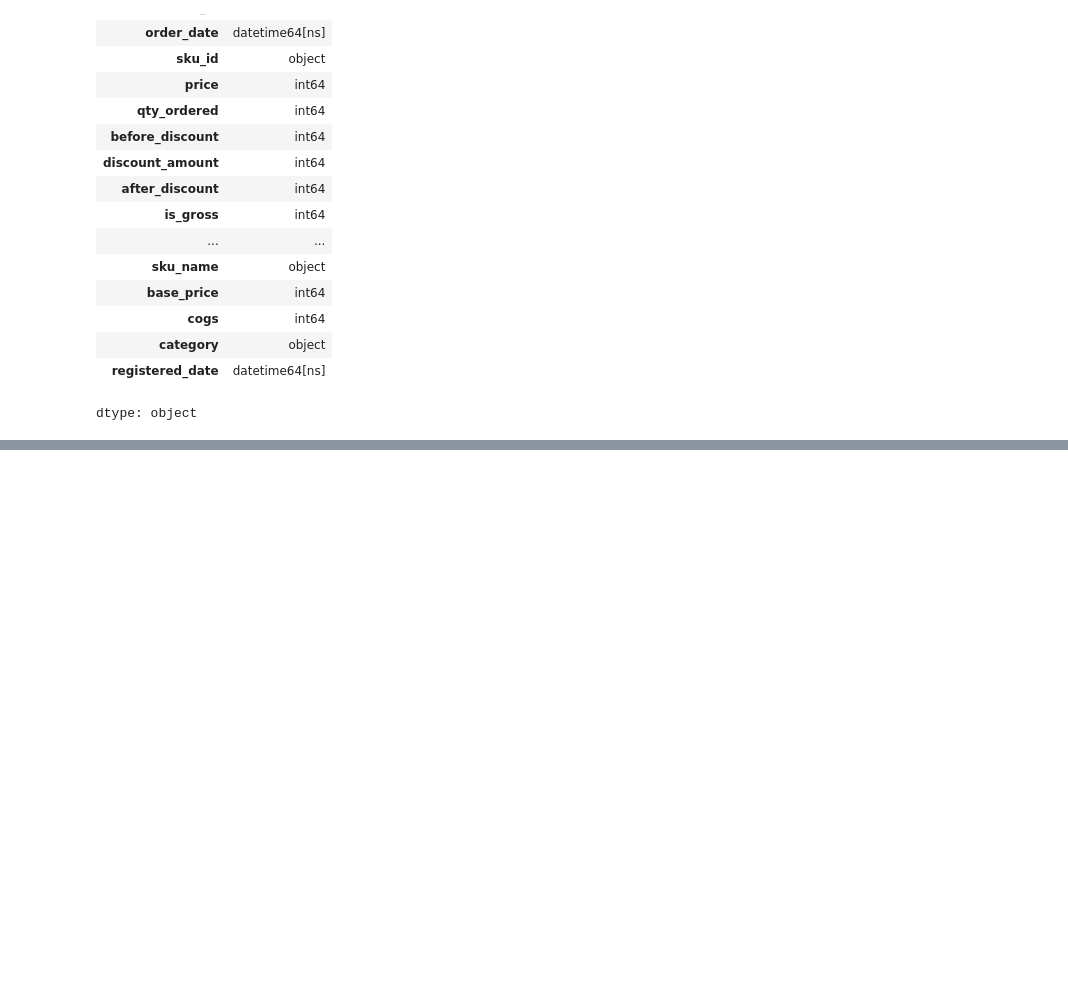
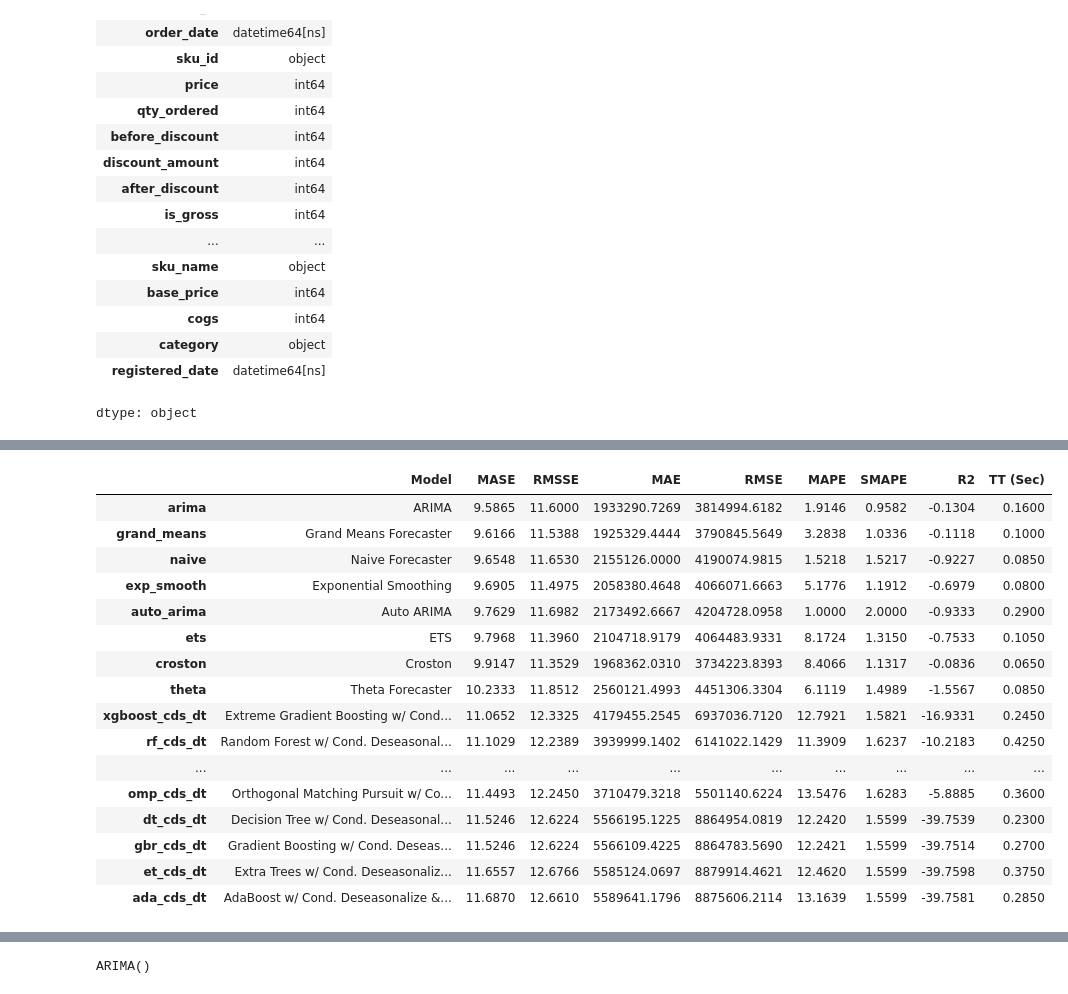
Before and after one commit to adityapbx/PBL, a Jupyter notebook: PBL_LIMBAD_WOTA.ipynb, the cells around one changed output, grey strips where cells are left out. Saved outputs shown, nothing was run; the diff lists cells and outputs as text; code cells hidden in the pictures; blank space fills up the shorter version.

```diff
--- a/PBL_LIMBAD_WOTA.ipynb
+++ b/PBL_LIMBAD_WOTA.ipynb
@@ -166,0 +325,3 @@ dtype: object
+# %%
+best_model = compare_models()
+# %% [output]
@@ -166,0 +329,17 @@ dtype: object
+|  | Model | MASE | RMSSE | MAE | RMSE | MAPE | SMAPE | R2 | TT (Sec) |
+| arima | ARIMA | 9.5865 | 11.6000 | 1933290.7269 | 3814994.6182 | 1.9146 | 0.9582 | -0.1304 | 0.1600 |
+| grand_means | Grand Means Forecaster | 9.6166 | 11.5388 | 1925329.4444 | 3790845.5649 | 3.2838 | 1.0336 | -0.1118 | 0.1000 |
+| naive | Naive Forecaster | 9.6548 | 11.6530 | 2155126.0000 | 4190074.9815 | 1.5218 | 1.5217 | -0.9227 | 0.0850 |
+| exp_smooth | Exponential Smoothing | 9.6905 | 11.4975 | 2058380.4648 | 4066071.6663 | 5.1776 | 1.1912 | -0.6979 | 0.0800 |
+| auto_arima | Auto ARIMA | 9.7629 | 11.6982 | 2173492.6667 | 4204728.0958 | 1.0000 | 2.0000 | -0.9333 | 0.2900 |
+| ets | ETS | 9.7968 | 11.3960 | 2104718.9179 | 4064483.9331 | 8.1724 | 1.3150 | -0.7533 | 0.1050 |
+| croston | Croston | 9.9147 | 11.3529 | 1968362.0310 | 3734223.8393 | 8.4066 | 1.1317 | -0.0836 | 0.0650 |
+| theta | Theta Forecaster | 10.2333 | 11.8512 | 2560121.4993 | 4451306.3304 | 6.1119 | 1.4989 | -1.5567 | 0.0850 |
+| xgboost_cds_dt | Extreme Gradient Boosting w/ Cond... | 11.0652 | 12.3325 | 4179455.2545 | 6937036.7120 | 12.7921 | 1.5821 | -16.9331 | 0.2450 |
+| rf_cds_dt | Random Forest w/ Cond. Deseasonal... | 11.1029 | 12.2389 | 3939999.1402 | 6141022.1429 | 11.3909 | 1.6237 | -10.2183 | 0.4250 |
+| ... | ... | ... | ... | ... | ... | ... | ... | ... | ... |
+| omp_cds_dt | Orthogonal Matching Pursuit w/ Co... | 11.4493 | 12.2450 | 3710479.3218 | 5501140.6224 | 13.5476 | 1.6283 | -5.8885 | 0.3600 |
+| dt_cds_dt | Decision Tree w/ Cond. Deseasonal... | 11.5246 | 12.6224 | 5566195.1225 | 8864954.0819 | 12.2420 | 1.5599 | -39.7539 | 0.2300 |
+| gbr_cds_dt | Gradient Boosting w/ Cond. Deseas... | 11.5246 | 12.6224 | 5566109.4225 | 8864783.5690 | 12.2421 | 1.5599 | -39.7514 | 0.2700 |
+| et_cds_dt | Extra Trees w/ Cond. Deseasonaliz... | 11.6557 | 12.6766 | 5585124.0697 | 8879914.4621 | 12.4620 | 1.5599 | -39.7598 | 0.3750 |
+| ada_cds_dt | AdaBoost w/ Cond. Deseasonalize &... | 11.6870 | 12.6610 | 5589641.1796 | 8875606.2114 | 13.1639 | 1.5599 | -39.7581 | 0.2850 |
@@ -166,0 +347,4 @@ dtype: object
+# %%
+print(best_model)
+# %% [output]
+ARIMA()
```
Also changed, not shown: parts of 19 cells of this notebook.
